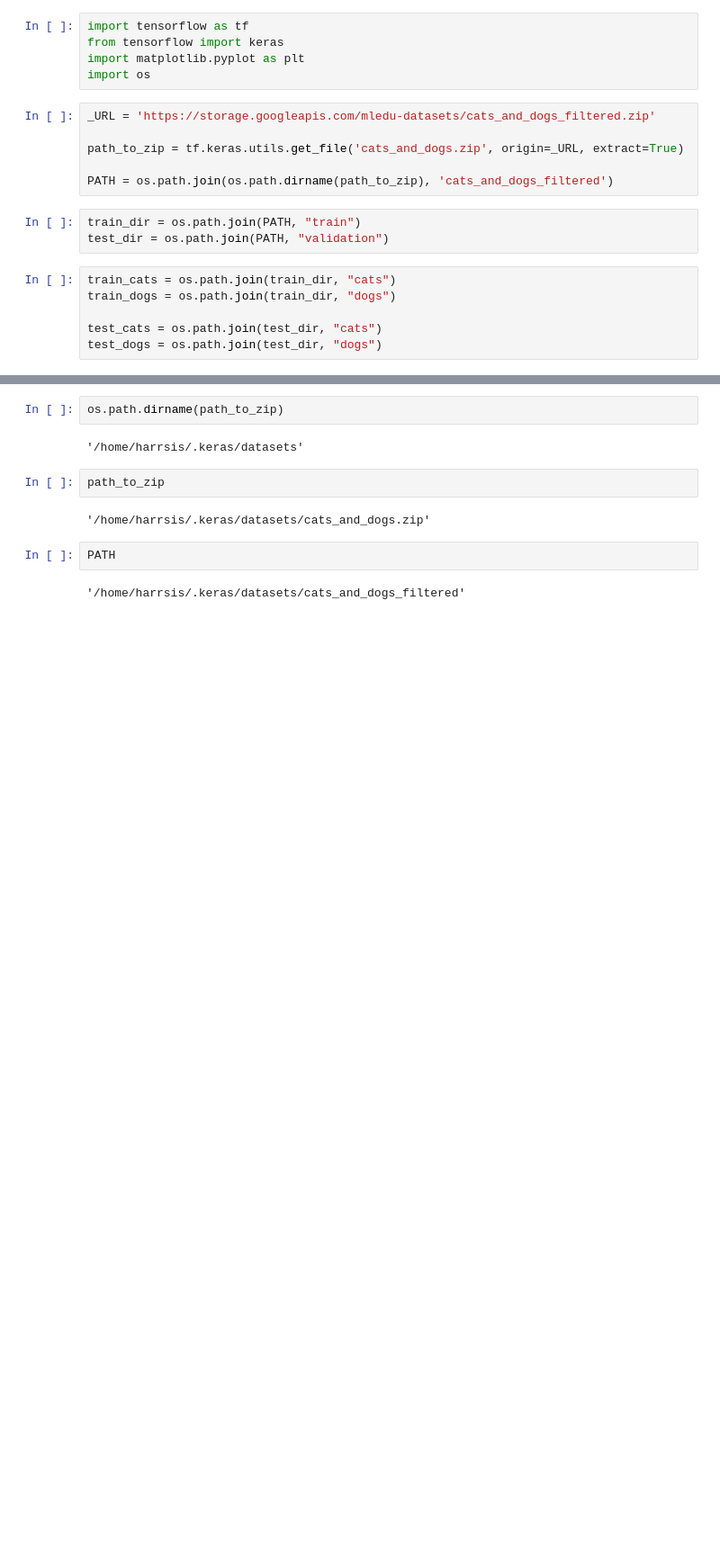
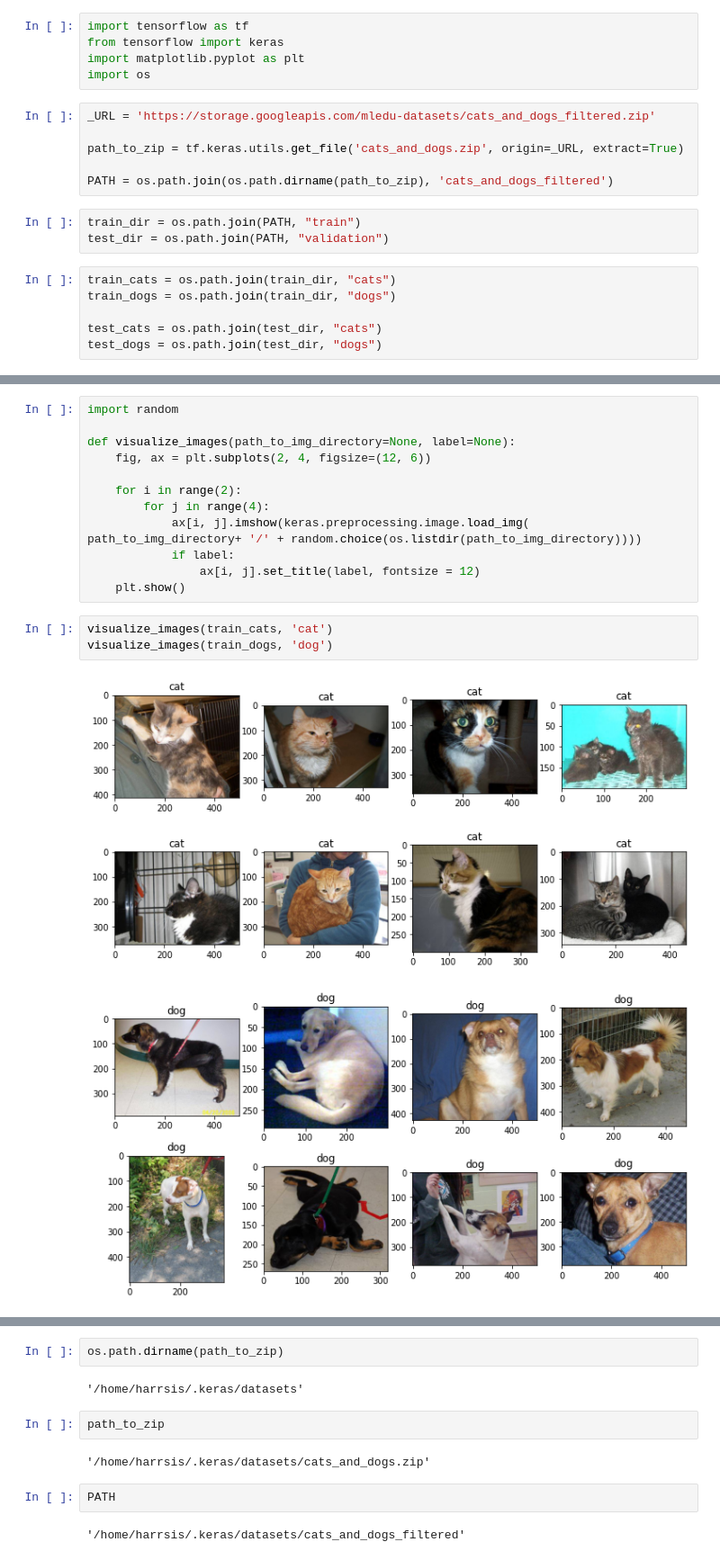
Before and after one commit to harrisMLEng/deep-learning-tensorflow-2.0, a Jupyter notebook: tensorflow-2.0-tutorials/notebooks/cats-vs-dogs-binary-classification.ipynb, the cells around one changed output, grey strips where cells are left out. Shown: that part at 90% size. Saved outputs shown, nothing was run; the diff lists cells and outputs as text; blank space fills up the shorter version.

```diff
--- a/tensorflow-2.0-tutorials/notebooks/cats-vs-dogs-binary-classification.ipynb
+++ b/tensorflow-2.0-tutorials/notebooks/cats-vs-dogs-binary-classification.ipynb
@@ -26,0 +44,18 @@ dog images: 1000
+# %%
+import random
+
+def visualize_images(path_to_img_directory=None, label=None):
+    fig, ax = plt.subplots(2, 4, figsize=(12, 6))
+
+    for i in range(2):
+        for j in range(4):
+            ax[i, j].imshow(keras.preprocessing.image.load_img( path_to_img_directory+ '/' + random.choice(os.listdir(path_to_img_directory))))
+            if label:
+                ax[i, j].set_title(label, fontsize = 12)
+    plt.show()
+# %%
+visualize_images(train_cats, 'cat')
+visualize_images(train_dogs, 'dog')
+# %% [output]
+[figure, added]
+[figure, added]
```
Also changed, not shown: parts of 6 cells of this notebook.
